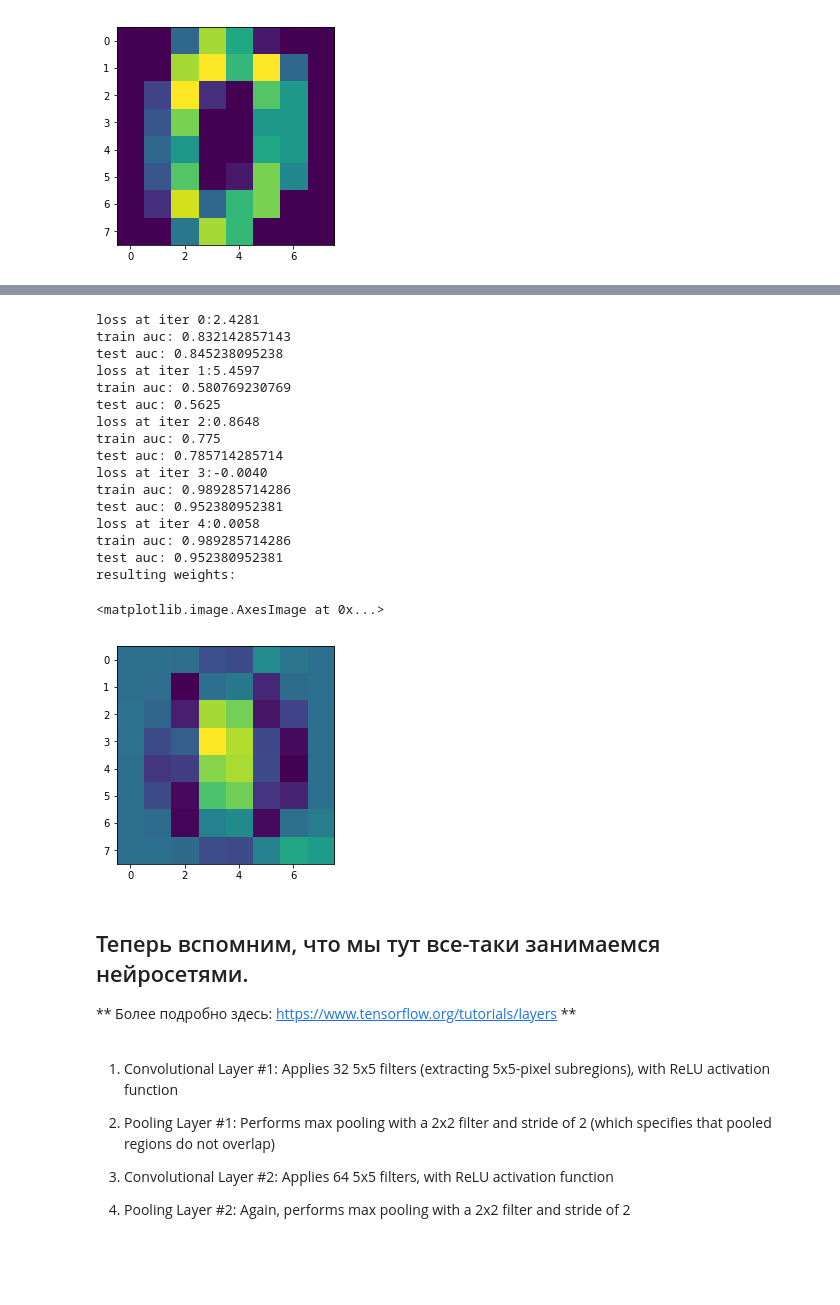
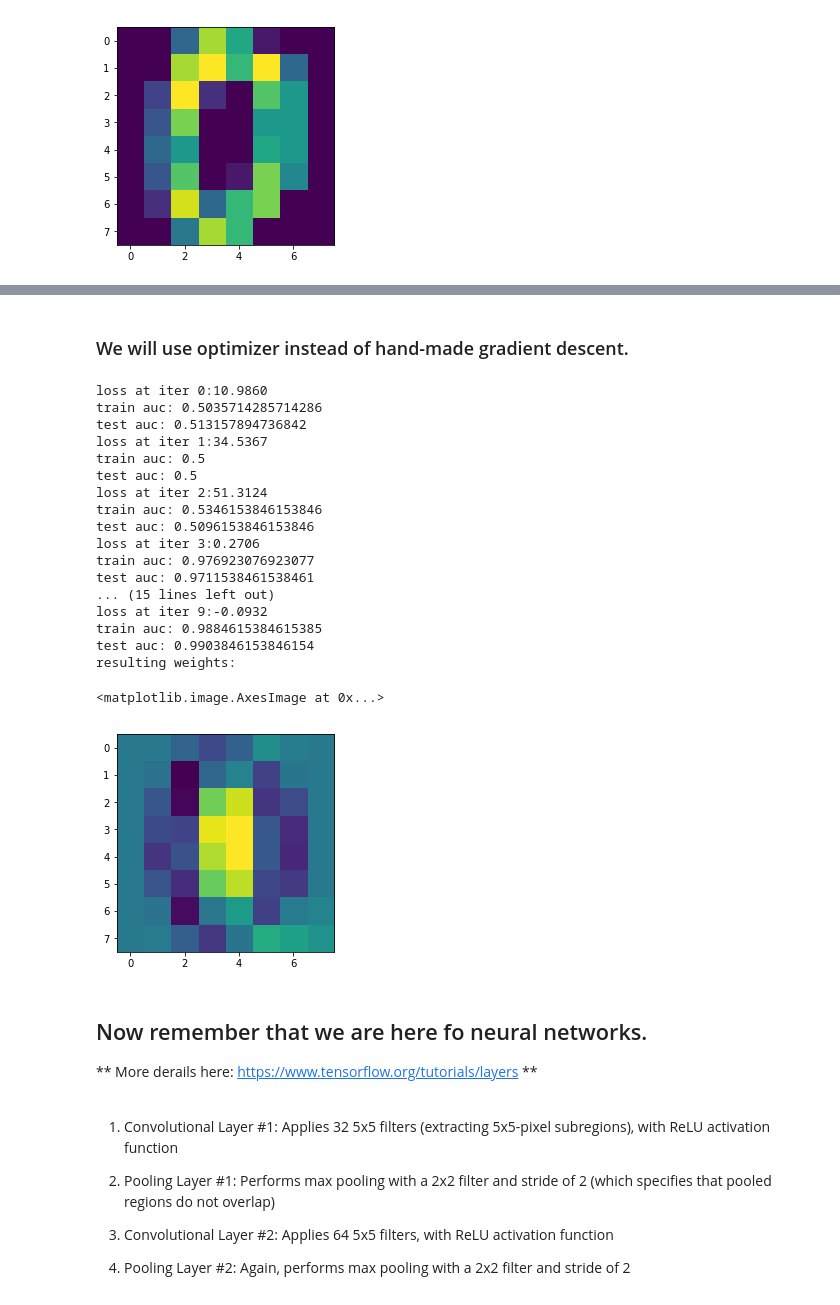
Before and after one commit to ml-mipt/ml-mipt-part1, a Jupyter notebook: 2018/seminars/DNN_Sem_my_first_nn/Tf_and_images.ipynb, the cells around one changed output, grey strips where cells are left out. Saved outputs shown, nothing was run; the diff lists cells and outputs as text; code cells hidden in the pictures; blank space fills up the shorter version.

```diff
--- a/2018/seminars/DNN_Sem_my_first_nn/my_first_nn_lsagne_tf.ipynb
+++ b/2018/seminars/DNN_Sem_my_first_nn/Tf_and_images.ipynb
@@ -173,13 +172,12 @@ plt.imshow(X[0].reshape([8,8]))
 <matplotlib.image.AxesImage at 0x...>
 [figure]
 # %%
-# переменные и входы
-weights = tf.Variable(np.zeros(shape=(64,1), dtype='float32'))
+weights = tf.Variable(np.zeros((64,1)), dtype='float32')
 input_X = tf.placeholder('float32', shape=(None,64))
 input_y = tf.placeholder('float32', shape=(None,1))
 # %%
-predicted_y = (1. + tf.exp(-1. * tf.matmul(input_X, weights))) ** -1.
-# Подумайте, зачем перед loss написан epsilon.
-epsilon = 0.0004
+predicted_y = 1. / (1. + tf.exp(-1. * tf.matmul(input_X, weights)))
+# Why do we need this epsilon?
+epsilon = 0.005
 loss = -1. * (tf.reduce_sum( tf.multiply(input_y,tf.log( epsilon + predicted_y))
                             + tf.multiply((1 - input_y), tf.log(1 + epsilon - predicted_y)) ))
@@ -188,5 +184,7 @@ loss = -1. * (tf.reduce_sum( tf.multiply(input_y,tf.log( epsilon + predicted_y))
+# %% [markdown]
+### We will use optimizer instead of hand-made gradient descent.
 # %%
-optimizer = tf.train.GradientDescentOptimizer(0.01).minimize(loss, var_list=weights)
+optimizer = tf.train.GradientDescentOptimizer(0.001, use_locking=True).minimize(loss, var_list=weights)
 # %%
 # <compile function that takes X and y, returns log loss and updates weights>
 def train_function(X, y,s=sess):
@@ -201,44 +199,44 @@ predict_function = lambda X: sess.run(tf.round(predicted_y), {input_X:X})
 X_train, X_test, y_train, y_test = train_test_split(X, y)
 # %%
 sess.run(tf.global_variables_initializer())
-batch_size=10
+batch_size=20
 # %%
-sess.run(tf.global_variables_initializer())
-for i in range(5):
+for i in range(10):
     rand_list = random.sample(range(0, X_train.shape[0]), batch_size)
     X_sample = X_train[rand_list]
     y_sample = y_train[rand_list]
     loss_i = train_function(X_sample, y_sample)
     print("loss at iter %i:%.4f" % (i, loss_i))
     print("train auc:",roc_auc_score(y_train, predict_function(X_train)))
     print("test auc:",roc_auc_score(y_test, predict_function(X_test)))
 
 # Посмотрим, на какие места в картинке смотрит наш классификатор.
 print ("resulting weights:")
 plt.imshow(weights.eval(session=sess).reshape([8,8]))
 # %% [output]
-loss at iter 0:2.4281
-train auc: 0.832142857143
-test auc: 0.845238095238
-loss at iter 1:5.4597
-train auc: 0.580769230769
-test auc: 0.5625
-loss at iter 2:0.8648
-train auc: 0.775
-test auc: 0.785714285714
-loss at iter 3:-0.0040
-train auc: 0.989285714286
-test auc: 0.952380952381
-loss at iter 4:0.0058
-train auc: 0.989285714286
-test auc: 0.952380952381
+loss at iter 0:10.9860
+train auc: 0.5035714285714286
+test auc: 0.513157894736842
+loss at iter 1:34.5367
+train auc: 0.5
+test auc: 0.5
+loss at iter 2:51.3124
+train auc: 0.5346153846153846
+test auc: 0.5096153846153846
+loss at iter 3:0.2706
+train auc: 0.976923076923077
+test auc: 0.9711538461538461
+... (15 lines left out)
+loss at iter 9:-0.0932
+train auc: 0.9884615384615385
+test auc: 0.9903846153846154
 resulting weights:
 <matplotlib.image.AxesImage at 0x...>
-[figure, old version]
+[figure, new version]
-# %% [markdown]
-## Теперь вспомним, что мы тут все-таки занимаемся нейросетями.
-
-** Более подробно здесь: https://www.tensorflow.org/tutorials/layers **
+# %% [markdown]
+## Now remember that we are here fo neural networks.
+
+** More derails here: https://www.tensorflow.org/tutorials/layers **
 # %% [markdown]
 
 1) Convolutional Layer #1: Applies 32 5x5 filters (extracting 5x5-pixel subregions), with ReLU activation function
```
Also changed, not shown: parts of 27 cells of this notebook, 1 other file.
